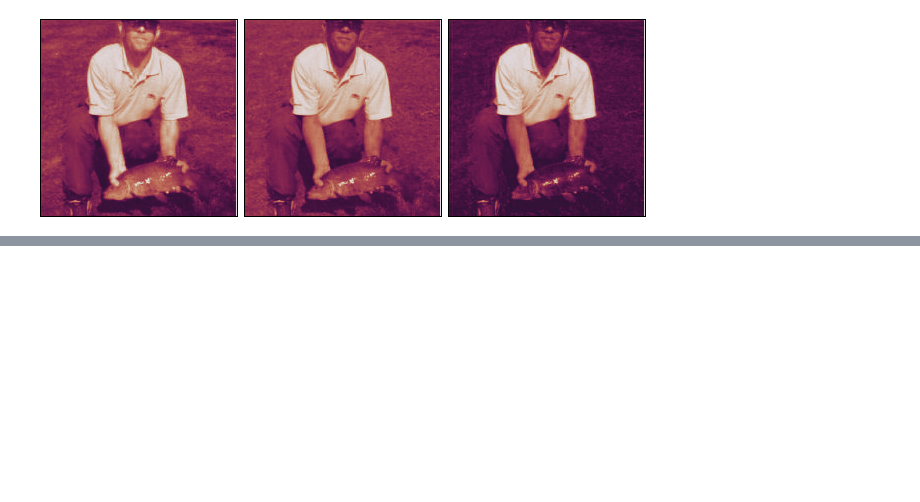
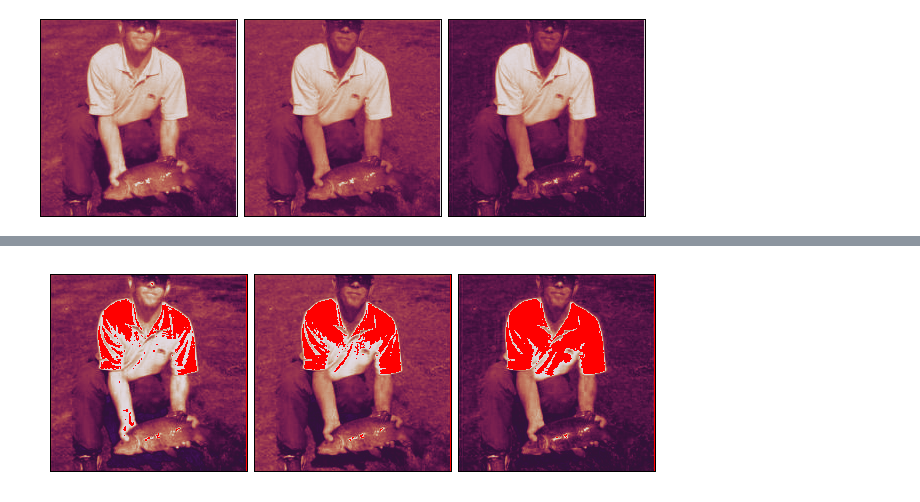
Before and after one commit to xl0/lovely-jax, a Jupyter notebook: nbs/index.ipynb, the cells around one changed output, grey strips where cells are left out. Saved outputs shown, nothing was run; the diff lists cells and outputs as text; code cells hidden in the pictures; blank space fills up the shorter version.

```diff
--- a/nbs/index.ipynb
+++ b/nbs/index.ipynb
@@ -293,0 +356,4 @@ lj.chans(numbers_01)
+# %%
+(numbers*0.3+0.5).chans.fig # matplotlib figure
+# %% [output]
+[figure, added]
```
Also changed, not shown: parts of 46 cells of this notebook, 22 other files.
